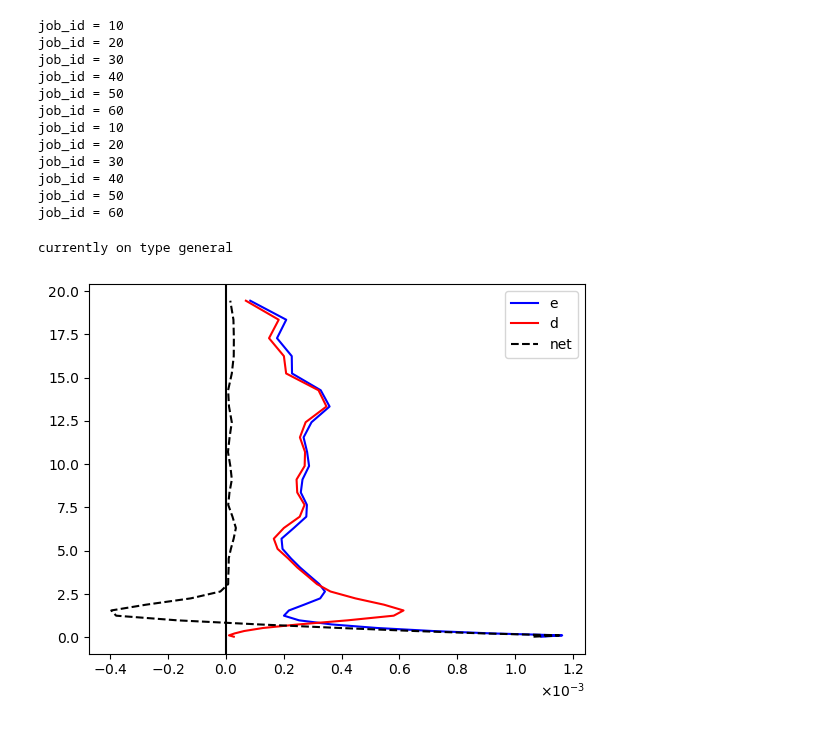
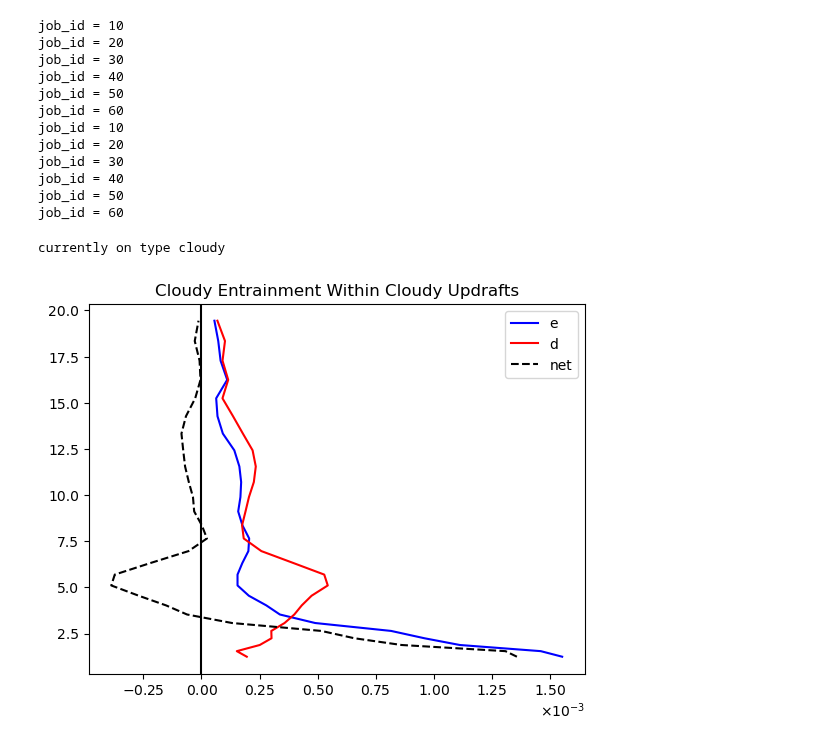
Before and after one commit to torrilab/DCI-Project, a Jupyter notebook: Code/Project_Algorithms/Domain_Profiles/Entrainment_Updraft_Profiles.ipynb, the cells around one changed output. Cells and saved outputs as stored; diff of their text form; code cells hidden in the pictures.

```diff
--- a/Code/Project_Algorithms/Domain_Profiles/Entrainment_Updraft_Profiles.ipynb
+++ b/Code/Project_Algorithms/Domain_Profiles/Entrainment_Updraft_Profiles.ipynb
@@ -181,7 +186,7 @@ def m(t):
 
 #Calculate Mass Constant
 # calculate='single_time'
-# calculate=True
+# # calculate=True
 calculate=False
 
 if calculate==True:
@@ -195,7 +200,7 @@ elif calculate=='single_time':
     Nt=len(data['time'])
     m_arr=np.zeros((Nt))
 
-    t=len(data['time'])//2 #Pick some middle time
+    t=0;len(data['time'])//2 #Pick some middle time
     m_300=m(t)
     for t in np.arange(Nt):
         m_arr[t]=m_300 #UNCOMMENT FOR FULL CALCULATION
@@ -274,3 +277,11 @@ done
+# %%
+###############################################
+#READING BACK IN
+out_file = dir2 + 'Variable_Calculation/' + f'Eulerian_Binary_Array_{res}_{t_res}.h5'
+
+with h5py.File(out_file, 'r') as f:
+    A_c = f['A_c'][start_job:end_job]  # Loads the entire A_c array into memory
+    A_g = f['A_g'][start_job:end_job]  # Loads the entire A_g array into memory
 # %%
 ##########################################################################################
 #Functions
@@ -320,7 +371,8 @@ def final_profile(vars_list, type):
 # %%
 dir2=dir+'Project_Algorithms/Domain_Profiles/'
 
-print(f"job_id = {job_id}")
+if job_array==True:
+    print(f"job_id = {job_id}")
 for type in ["general","cloudy"]:
     print(f"working on {type} type\n")
 
@@ -333,10 +385,13 @@ for type in ["general","cloudy"]:
     import h5py
 
     if type == "general":
-        output_file = dir2+f'job_out/general_eulerian_entrainment_profiles_{res}_{t_res}_{Np_str}_{job_id}.h5'
+        output_file = dir2+f'job_out/general_eulerian_entrainment_profiles_{res}_{t_res}_{Np_str}'
     elif type == "cloudy":
-        output_file = dir2+f'job_out/cloudy_eulerian_entrainment_profiles_{res}_{t_res}_{Np_str}_{job_id}.h5'
-
+        output_file = dir2+f'job_out/cloudy_eulerian_entrainment_profiles_{res}_{t_res}_{Np_str}'
+    if job_array==True:
+        output_file+=f'_{job_id}.h5'
+    elif job_array==False:
+        output_file+=f'.h5'
     with h5py.File(output_file, 'w') as f:
         for var in profiles:
             profile_var = profiles[var]
@@ -410,7 +465,7 @@ job_id = 60
 ##########################################################################################
 #Plotting
 plotting=False #KEEP FALSE WHEN JOB_ARRAYS IS RUNNING
-plotting=True
+# plotting=True
 # %%
 def averaged_profiles(profile):
     out_var = profile[(profile[:, 1] != 0)]  # gets rid of rows that have no data
@@ -419,42 +474,46 @@ def averaged_profiles(profile):
 # %%
 if plotting==True:
     type='general'
-    # type='cloudy'
+    type='cloudy'
     print(f'currently on type {type}')
     dir2=dir+'Project_Algorithms/Domain_Profiles/'
     if type == "general":
-        input_file = dir2+f'job_out/general_eulerian_entrainment_profiles_{res}_{t_res}_{Np_str}.h5'#_{45}.h5'
+        input_file = dir2+f'job_out/general_eulerian_entrainment_profiles_{res}_{t_res}_{Np_str}.h5'
     elif type == "cloudy":
-        input_file = dir2+f'job_out/cloudy_eulerian_entrainment_profiles_{res}_{t_res}_{Np_str}.h5'#_{45}.h5'
+        input_file = dir2+f'job_out/cloudy_eulerian_entrainment_profiles_{res}_{t_res}_{Np_str}.h5'
 
     with h5py.File(input_file, 'r') as f:
         if type == "general":
             e = np.array(f['profile_e_g'])
             d = np.array(f['profile_d_g'])
             net = np.array(f['profile_net_g'])
         elif type == "cloudy":
             e = np.array(f['profile_e_c'])
             d = np.array(f['profile_d_c'])
             net = np.array(f['profile_net_c'])
 
     #Uses Averaged_Profiles Function
     vars = ['e','d','net']
 
     for var in vars:
         globals()[f"out_{var}"] = averaged_profiles(globals()[f"{var}"])
 
 
     plt.plot(out_e[:,0],out_e[:,1],color='blue',label='e')
     plt.plot(out_d[:,0],out_d[:,1],color='red',label='d')
     plt.plot(out_net[:,0],out_net[:,1],color='k',linestyle='dashed',label='net')
     plt.axvline(0,color='k')
     ax = plt.gca()
     apply_scientific_notation([ax])
 
+    if type=='cloudy':
+        plt.title('Cloudy Entrainment Within Cloudy Updrafts')
+    elif type=='general':
+        plt.title('General Entrainment Within General Updrafts')
     plt.legend()
 # %% [output]
-currently on type general
+currently on type cloudy
-[figure, old version]
+[figure, new version]
 # %%
 # #DOUBLE CHECKING
 # w=data['winterp'].data
```
Also changed, not shown: parts of 9 cells of this notebook, 11 other files.
